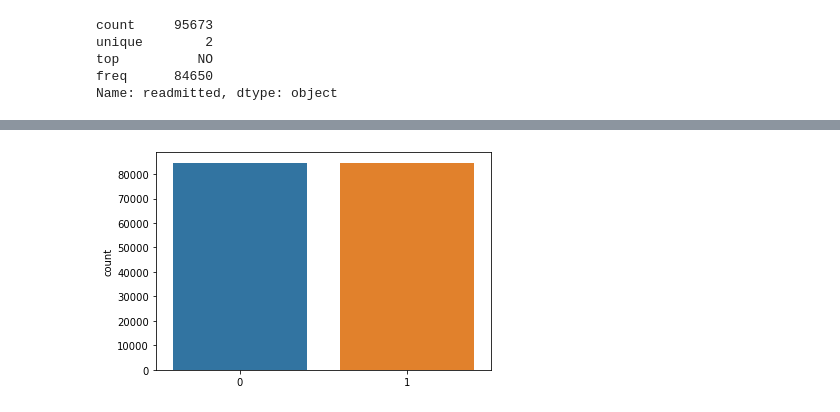
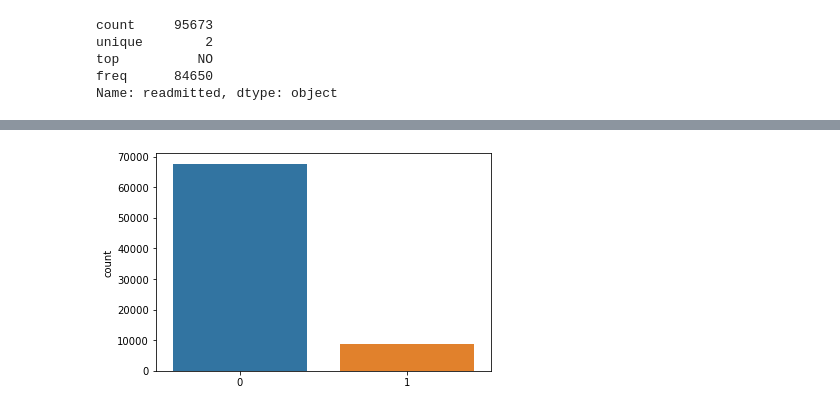
Before and after one commit to GuangyanCai/CS273A-Project, a Jupyter notebook: preprocess_data.ipynb, the cells around one changed output, grey strips where cells are left out. Drawn from its saved outputs; the diff is of its cells as text; code cells hidden in the pictures.

```diff
--- a/preprocess_data.ipynb
+++ b/preprocess_data.ipynb
@@ -208,4 +203,8 @@ df[cat_columns] = df[cat_columns].astype('category')
 df[cat_columns] = df[cat_columns].apply(lambda x : x.cat.codes)
 # %%
 data = df.to_numpy()
-x, y = data[:, :-1], data[:, -1:]
+x, y = data[:, :-1], data[:, -1]
+# %%
+# training : validation : test = 80% : 10% : 10%
+x_train, x_test, y_train, y_test = train_test_split(x, y, test_size=0.2, random_state=0)
+x_valid, x_test, y_valid, y_test = train_test_split(x_test, y_test, test_size=0.5, random_state=0)
@@ -215,5 +219,5 @@ x_resampled, y_resampled = smotenc.fit_resample(x, y)
 # %%
-sns.countplot(y_resampled)
+sns.countplot(y_train)
 plt.show()
 # %% [output]
-[figure, old version]
+[figure, new version]
```
Also changed, not shown: parts of 9 cells of this notebook.
